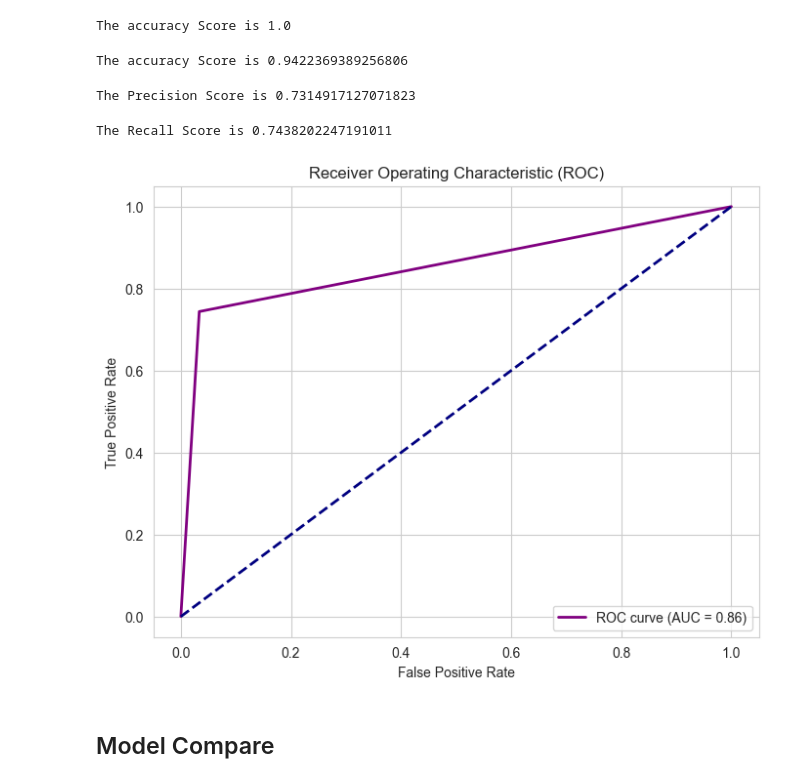
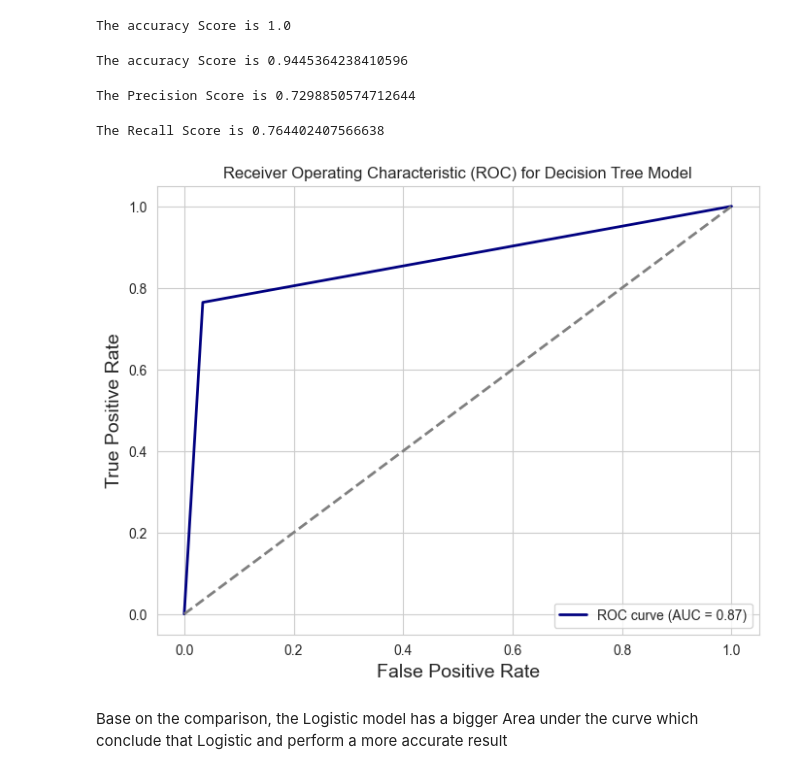
Before and after one commit to PatrickTongg/BankManagerProject, a Jupyter notebook: Machine Learning.ipynb, the cells around one changed output. Cells and saved outputs as stored; diff of their text form; code cells hidden in the pictures.

```diff
--- a/Machine Learning.ipynb
+++ b/Machine Learning.ipynb
@@ -162,8 +163,9 @@ Data columns (total 14 columns):
 dtypes: float64(1), int64(4), object(9)
 memory usage: 3.1+ MB
 # %%
+#Data Splitting in a test size of 30 % and train size 70%
 from sklearn.model_selection import train_test_split
-x_train,x_test,y_train,y_test  = train_test_split(x,y,test_size= 0.3,random_state=45)
+x_train,x_test,y_train,y_test  = train_test_split(x,y,test_size= 0.4,random_state=45)
 # %% [markdown]
 #### Data Handling
 # %%
@@ -408,0 +404,8 @@ array([[7177,   87],
+# %%
+from sklearn.metrics import ConfusionMatrixDisplay
+sns.set_style('white')
+ConfusionMatrixDisplay.from_estimator(log_reg,x_test,y_test,cmap='Oranges')
+plt.title('Confusion Matrix for Decision Tree',fontsize=14)
+plt.xlabel('Predicted label',fontsize=14)
+plt.ylabel('True label',fontsize=14)
+plt.show()
@@ -439,10 +444,10 @@ fpr_log, tpr_log,_= metrics.roc_curve(y_test,  y_pred_proba,pos_label='yes')
 roc_auc = metrics.auc(fpr_log, tpr_log)
 
 #create ROC curve
-sns.set_style("whitegrid")
+sns.set_style("darkgrid")
 plt.figure(figsize=(8, 6))
 plt.plot(fpr_log, tpr_log, color='darkorange', lw=2, label='ROC curve (AUC = %0.2f)' % roc_auc)
-plt.plot([0, 1], [0, 1], color='navy', lw=2, linestyle='--')
+plt.plot([0, 1], [0, 1], color='grey', lw=2, linestyle='--')
 plt.xlabel('False Positive Rate')
 plt.ylabel('True Positive Rate')
 plt.title('Receiver Operating Characteristic (ROC) for Logistic Regression')
@@ -459,0 +460,9 @@ array([[7021,  243],
+# %%
+# Create Confusion Matrix Display
+from sklearn.metrics import ConfusionMatrixDisplay
+sns.set_style('white')
+ConfusionMatrixDisplay.from_estimator(DecidtionTree_model,x_test,y_test,cmap='Blues')
+plt.title('Confusion Matrix for Decision Tree',fontsize=14)
+plt.xlabel('Predicted label',fontsize=14)
+plt.ylabel('True label',fontsize=14)
+plt.show()
@@ -468,37 +479,37 @@ The accuracy Score is 1.0
 accuracy = DecidtionTree_model.score(x_test, y_test)
 print(f"The accuracy Score is {accuracy}")
 # %% [output]
-The accuracy Score is 0.9422369389256806
+The accuracy Score is 0.9445364238410596
 # %%
 #Calculate the Precision Score
 from sklearn.metrics import precision_score
 precision = precision_score(y_test, prediction_tree,pos_label='yes')
 print(f"The Precision Score is {precision}")
 # %% [output]
-The Precision Score is 0.7314917127071823
+The Precision Score is 0.7298850574712644
 # %%
 #Calculate the Recall Score
 from sklearn.metrics import recall_score
 recall = recall_score(y_test, prediction_tree,pos_label='yes')
 print(f"The Recall Score is {recall}")
 # %% [output]
-The Recall Score is 0.7438202247191011
+The Recall Score is 0.764402407566638
 # %%
 y_pred_proba_tree = DecidtionTree_model.predict_proba(x_test)[:,1]
 fpr_tree, tpr_tree,_= metrics.roc_curve(y_test,  y_pred_proba_tree,pos_label='yes')
 roc_auc_tree = metrics.auc(fpr_tree, tpr_tree)
 
 #create ROC curve
 sns.set_style("whitegrid")
 plt.figure(figsize=(8, 6))
-plt.plot(fpr_tree, tpr_tree, color='purple', lw=2, label='ROC curve (AUC = %0.2f)' % roc_auc_tree)
-plt.plot([0, 1], [0, 1], color='navy', lw=2, linestyle='--')
-plt.xlabel('False Positive Rate')
-plt.ylabel('True Positive Rate')
+plt.plot(fpr_tree, tpr_tree, color='navy', lw=2, label='ROC curve (AUC = %0.2f)' % roc_auc_tree)
+plt.plot([0, 1], [0, 1], color='grey', lw=2, linestyle='--')
+plt.xlabel('False Positive Rate',fontsize = 14 )
+plt.ylabel('True Positive Rate',fontsize = 14)
 plt.title('Receiver Operating Characteristic (ROC) for Decision Tree Model')
 plt.legend(loc="lower right")
 plt.show()
 # %% [output]
-[figure, old version]
+[figure, new version]
-# %% [markdown]
-## Model Compare
+# %% [markdown]
+Base on the comparison, the Logistic model has a bigger Area under the curve which conclude that Logistic and perform a more accurate result
```
Also changed, not shown: parts of 25 cells of this notebook.
